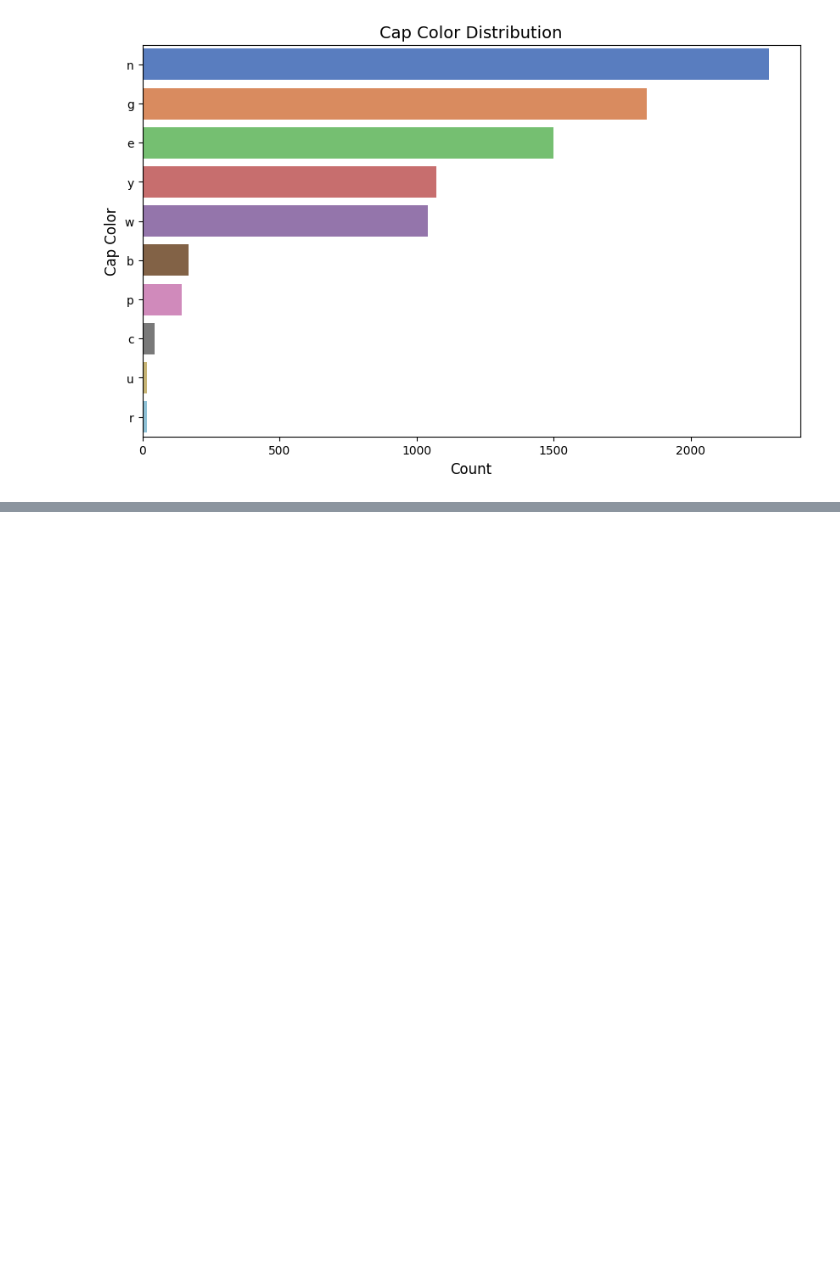
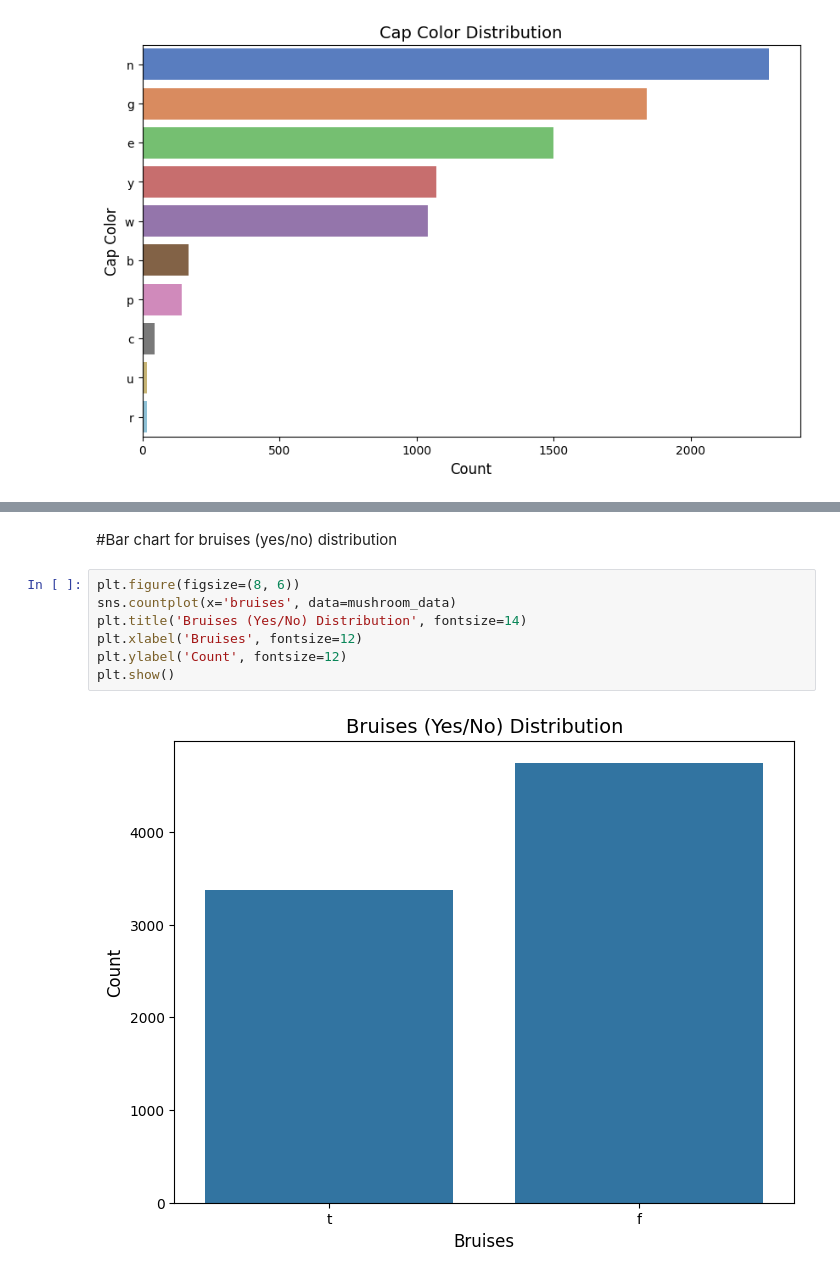
Before and after one commit to Shamiul-693/-Exploratory-Data-Analysis-and-Classification-Algorithms-on-Mushroom-Dataset, a Jupyter notebook: Exploratory_Data_Analysis_and_Classification_Algorithms_on_Mushroom_Dataset.ipynb, the cells around one changed output, grey strips where cells are left out. Drawn from its saved outputs; the diff is of its cells as text; blank space fills up the shorter version.

```diff
--- a/Exploratory_Data_Analysis_and_Classification_Algorithms_on_Mushroom_Dataset.ipynb
+++ b/Exploratory_Data_Analysis_and_Classification_Algorithms_on_Mushroom_Dataset.ipynb
@@ -85,0 +107,11 @@ Passing `palette` without assigning `hue` is deprecated and will be removed in v
+# %% [markdown]
+#Bar chart for bruises (yes/no) distribution
+# %%
+plt.figure(figsize=(8, 6))
+sns.countplot(x='bruises', data=mushroom_data)
+plt.title('Bruises (Yes/No) Distribution', fontsize=14)
+plt.xlabel('Bruises', fontsize=12)
+plt.ylabel('Count', fontsize=12)
+plt.show()
+# %% [output]
+[figure, added]
```
Also changed, not shown: parts of 2 cells of this notebook.
